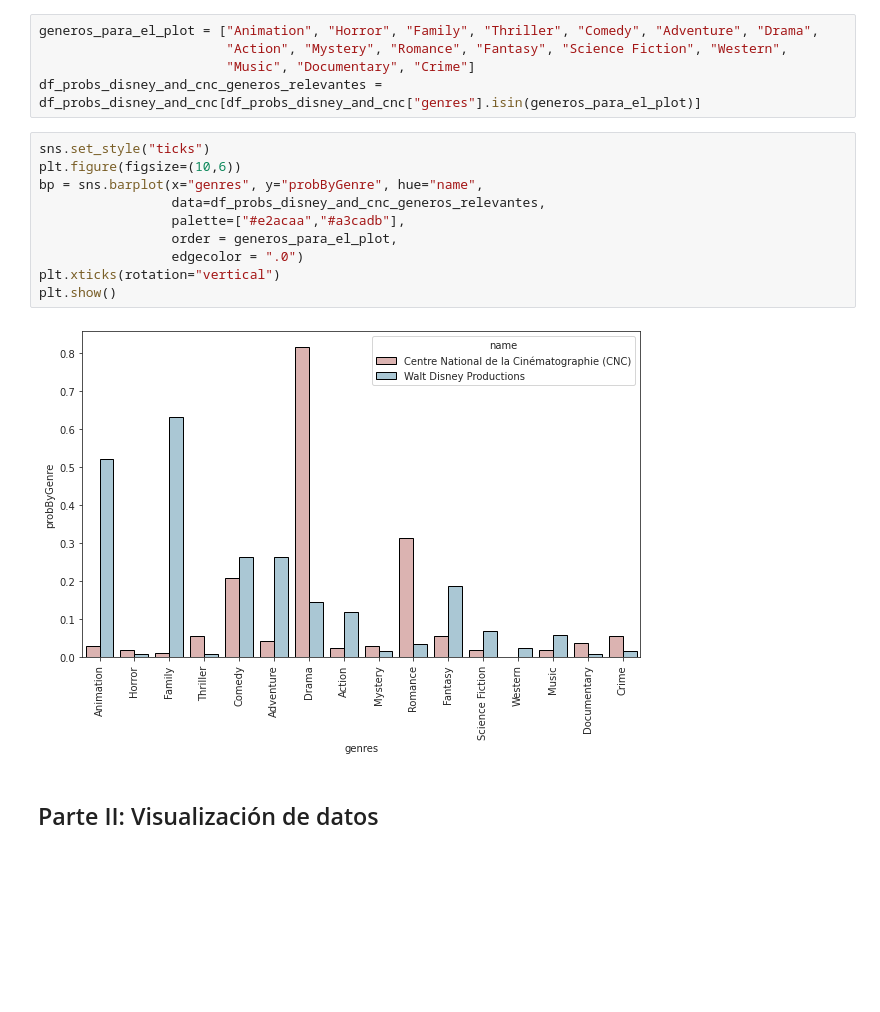
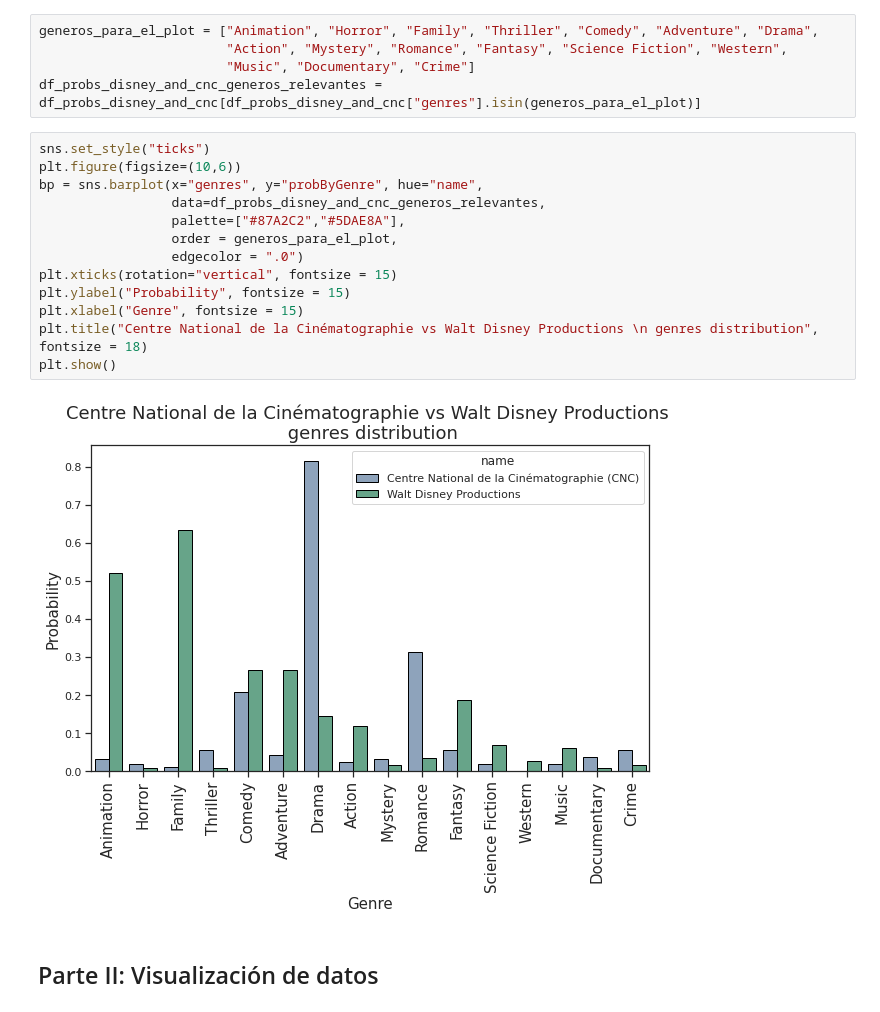
Before and after one commit to Nacho2904/orga_de_datos, a Jupyter notebook: tp_1.ipynb, the cells around one changed output. Cells and saved outputs as stored; diff of their text form; blank space fills up the shorter version.

```diff
--- a/tp_1.ipynb
+++ b/tp_1.ipynb
@@ -1394,15 +1357,18 @@ df_probs_disney_and_cnc_generos_relevantes = df_probs_disney_and_cnc[df_probs_di
 # %%
 sns.set_style("ticks")
 plt.figure(figsize=(10,6))
 bp = sns.barplot(x="genres", y="probByGenre", hue="name",
                  data=df_probs_disney_and_cnc_generos_relevantes,
-                 palette=["#e2acaa","#a3cadb"],
+                 palette=["#87A2C2","#5DAE8A"],
                  order = generos_para_el_plot,
                  edgecolor = ".0")
-plt.xticks(rotation="vertical")
+plt.xticks(rotation="vertical", fontsize = 15)
+plt.ylabel("Probability", fontsize = 15)
+plt.xlabel("Genre", fontsize = 15)
+plt.title("Centre National de la Cinématographie vs Walt Disney Productions \n genres distribution", fontsize = 18)
 plt.show()
 # %% [output]
-[figure, old version]
+[figure, new version]
 # %% [markdown]
 ## Parte II: Visualización de datos
 # %% [markdown]
```
Also changed, not shown: parts of 10 cells of this notebook.
